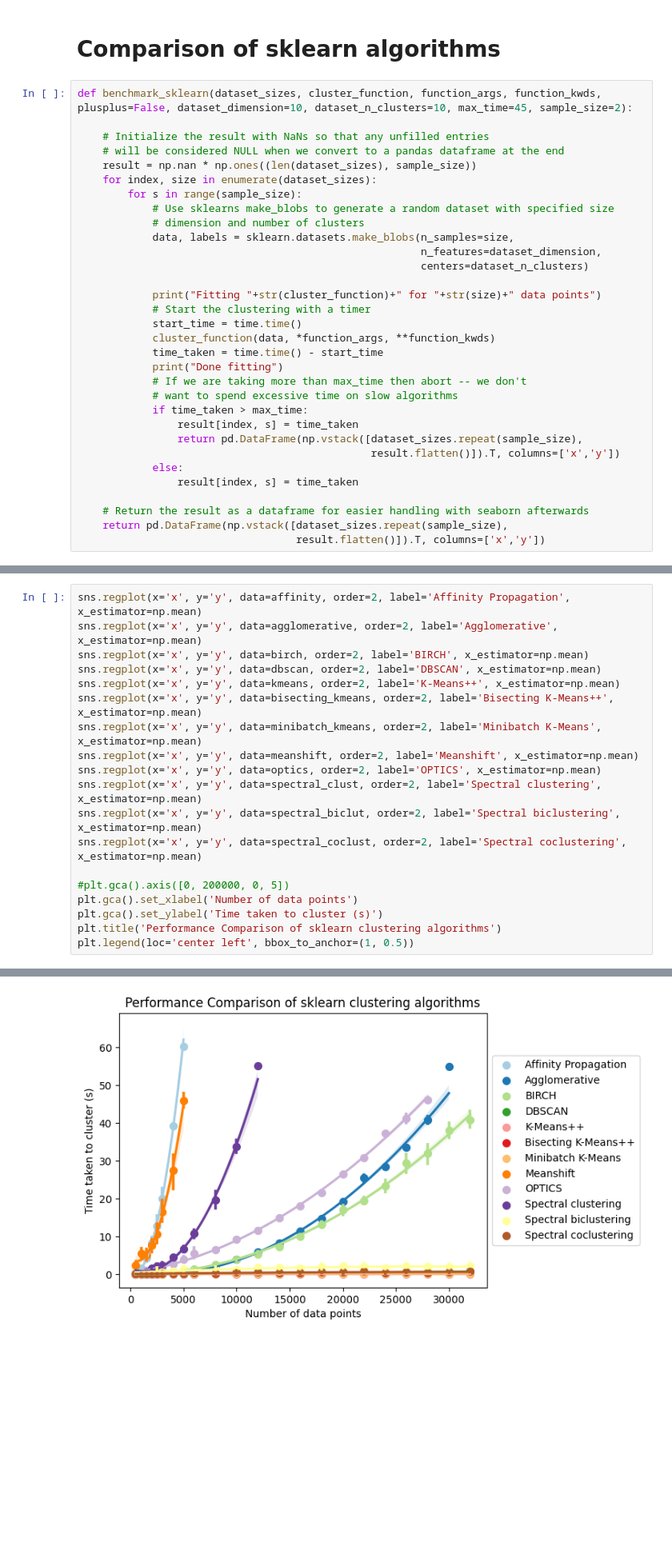
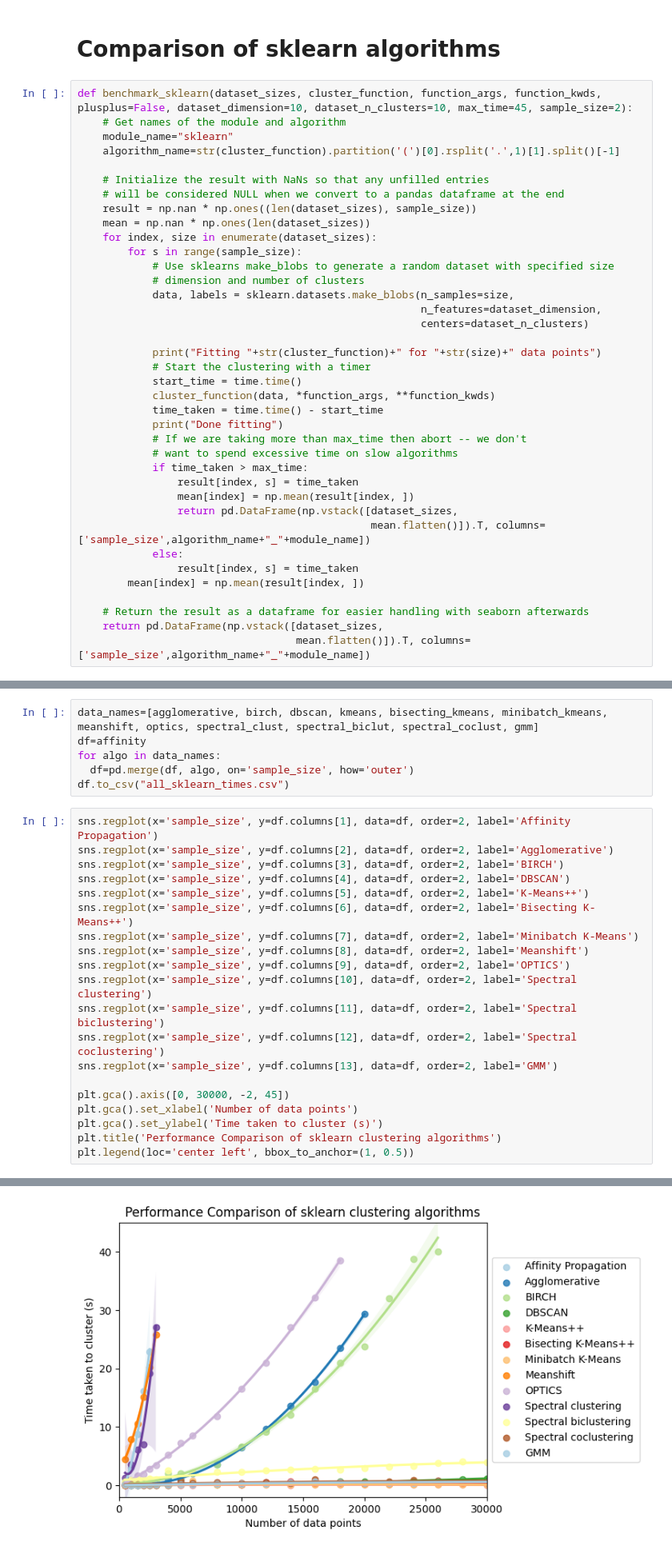
Before and after one commit to askubisz/project, a Jupyter notebook: test.ipynb, the cells around one changed output, grey strips where cells are left out. Shown at 80% size. Cells and saved outputs as stored; diff of their text form; blank space fills up the shorter version.

```diff
--- a/test.ipynb
+++ b/test.ipynb
@@ -160,10 +160,14 @@ plt.legend()
 # Comparison of sklearn algorithms
 # %%
 def benchmark_sklearn(dataset_sizes, cluster_function, function_args, function_kwds, plusplus=False, dataset_dimension=10, dataset_n_clusters=10, max_time=45, sample_size=2):
+    # Get names of the module and algorithm
+    module_name="sklearn"
+    algorithm_name=str(cluster_function).partition('(')[0].rsplit('.',1)[1].split()[-1]
 
     # Initialize the result with NaNs so that any unfilled entries
     # will be considered NULL when we convert to a pandas dataframe at the end
     result = np.nan * np.ones((len(dataset_sizes), sample_size))
+    mean = np.nan * np.ones(len(dataset_sizes))
     for index, size in enumerate(dataset_sizes):
         for s in range(sample_size):
             # Use sklearns make_blobs to generate a random dataset with specified size
@@ -182,14 +186,16 @@ def benchmark_sklearn(dataset_sizes, cluster_function, function_args, function_k
             # want to spend excessive time on slow algorithms
             if time_taken > max_time:
                 result[index, s] = time_taken
-                return pd.DataFrame(np.vstack([dataset_sizes.repeat(sample_size),
-                                               result.flatten()]).T, columns=['x','y'])
+                mean[index] = np.mean(result[index, ])
+                return pd.DataFrame(np.vstack([dataset_sizes,
+                                               mean.flatten()]).T, columns=['sample_size',algorithm_name+"_"+module_name])
             else:
                 result[index, s] = time_taken
+        mean[index] = np.mean(result[index, ])
 
     # Return the result as a dataframe for easier handling with seaborn afterwards
-    return pd.DataFrame(np.vstack([dataset_sizes.repeat(sample_size),
-                                   result.flatten()]).T, columns=['x','y'])
+    return pd.DataFrame(np.vstack([dataset_sizes,
+                                   mean.flatten()]).T, columns=['sample_size',algorithm_name+"_"+module_name])
 # %%
 # Define different dataset sizes
 small_dataset_sizes=np.hstack([np.arange(1, 6) * 500, np.arange(3,7) * 1000, np.arange(4,17) * 2000])
@@ -222,21 +227,28 @@ spectral_biclut = benchmark_sklearn(small_dataset_sizes, sklearn.cluster.Spectra
 spectral_coclust = benchmark_sklearn(small_dataset_sizes, sklearn.cluster.SpectralCoclustering().fit, (), {}, sample_size=5)
 
 gmm = benchmark_sklearn(small_dataset_sizes, sklearn.mixture.GaussianMixture(10).fit, (), {}, sample_size=5)
+# %%
+data_names=[agglomerative, birch, dbscan, kmeans, bisecting_kmeans, minibatch_kmeans, meanshift, optics, spectral_clust, spectral_biclut, spectral_coclust, gmm]
+df=affinity
+for algo in data_names:
+  df=pd.merge(df, algo, on='sample_size', how='outer')
+df.to_csv("all_sklearn_times.csv")
 # %%
-sns.regplot(x='x', y='y', data=affinity, order=2, label='Affinity Propagation', x_estimator=np.mean)
-sns.regplot(x='x', y='y', data=agglomerative, order=2, label='Agglomerative', x_estimator=np.mean)
-sns.regplot(x='x', y='y', data=birch, order=2, label='BIRCH', x_estimator=np.mean)
-sns.regplot(x='x', y='y', data=dbscan, order=2, label='DBSCAN', x_estimator=np.mean)
-sns.regplot(x='x', y='y', data=kmeans, order=2, label='K-Means++', x_estimator=np.mean)
-sns.regplot(x='x', y='y', data=bisecting_kmeans, order=2, label='Bisecting K-Means++', x_estimator=np.mean)
-sns.regplot(x='x', y='y', data=minibatch_kmeans, order=2, label='Minibatch K-Means', x_estimator=np.mean)
-sns.regplot(x='x', y='y', data=meanshift, order=2, label='Meanshift', x_estimator=np.mean)
-sns.regplot(x='x', y='y', data=optics, order=2, label='OPTICS', x_estimator=np.mean)
-sns.regplot(x='x', y='y', data=spectral_clust, order=2, label='Spectral clustering', x_estimator=np.mean)
-sns.regplot(x='x', y='y', data=spectral_biclut, order=2, label='Spectral biclustering', x_estimator=np.mean)
-sns.regplot(x='x', y='y', data=spectral_coclust, order=2, label='Spectral coclustering', x_estimator=np.mean)
+sns.regplot(x='sample_size', y=df.columns[1], data=df, order=2, label='Affinity Propagation')
+sns.regplot(x='sample_size', y=df.columns[2], data=df, order=2, label='Agglomerative')
+sns.regplot(x='sample_size', y=df.columns[3], data=df, order=2, label='BIRCH')
+sns.regplot(x='sample_size', y=df.columns[4], data=df, order=2, label='DBSCAN')
+sns.regplot(x='sample_size', y=df.columns[5], data=df, order=2, label='K-Means++')
+sns.regplot(x='sample_size', y=df.columns[6], data=df, order=2, label='Bisecting K-Means++')
+sns.regplot(x='sample_size', y=df.columns[7], data=df, order=2, label='Minibatch K-Means')
+sns.regplot(x='sample_size', y=df.columns[8], data=df, order=2, label='Meanshift')
+sns.regplot(x='sample_size', y=df.columns[9], data=df, order=2, label='OPTICS')
+sns.regplot(x='sample_size', y=df.columns[10], data=df, order=2, label='Spectral clustering')
+sns.regplot(x='sample_size', y=df.columns[11], data=df, order=2, label='Spectral biclustering')
+sns.regplot(x='sample_size', y=df.columns[12], data=df, order=2, label='Spectral coclustering')
+sns.regplot(x='sample_size', y=df.columns[13], data=df, order=2, label='GMM')
 
-#plt.gca().axis([0, 200000, 0, 5])
+plt.gca().axis([0, 30000, -2, 45])
 plt.gca().set_xlabel('Number of data points')
 plt.gca().set_ylabel('Time taken to cluster (s)')
 plt.title('Performance Comparison of sklearn clustering algorithms')
@@ -246 +257 @@ plt.legend(loc='center left', bbox_to_anchor=(1, 0.5))
-[figure, old version]
+[figure, new version]
```
Also changed, not shown: parts of 12 cells of this notebook, 1 other file.
